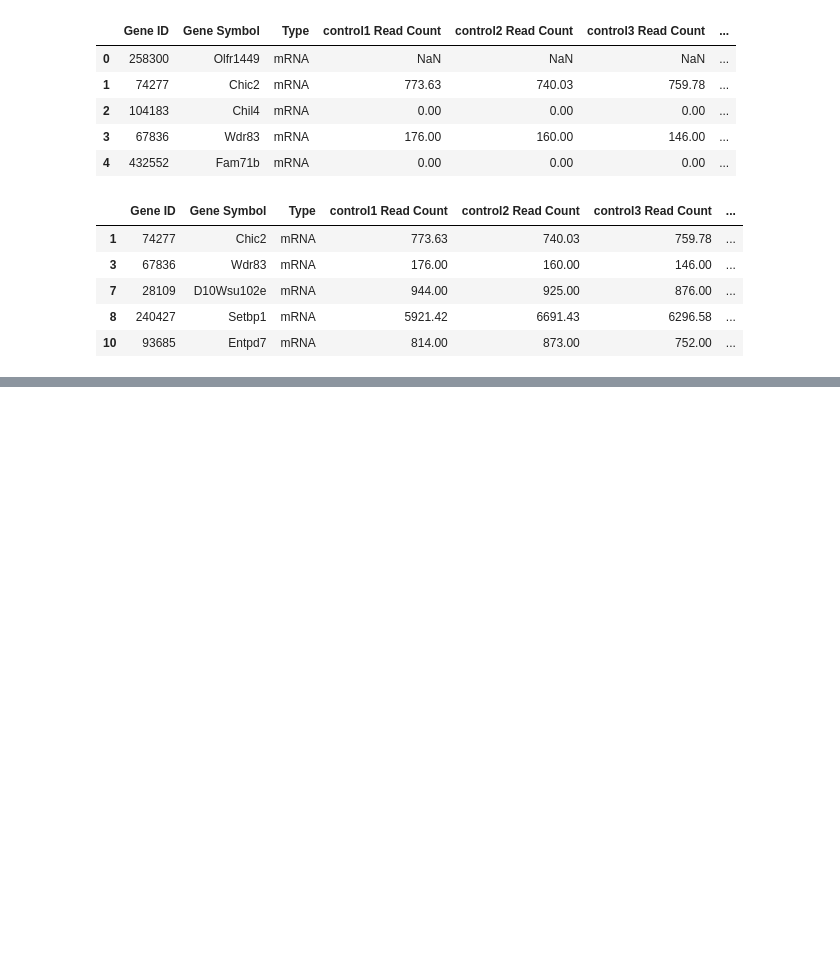
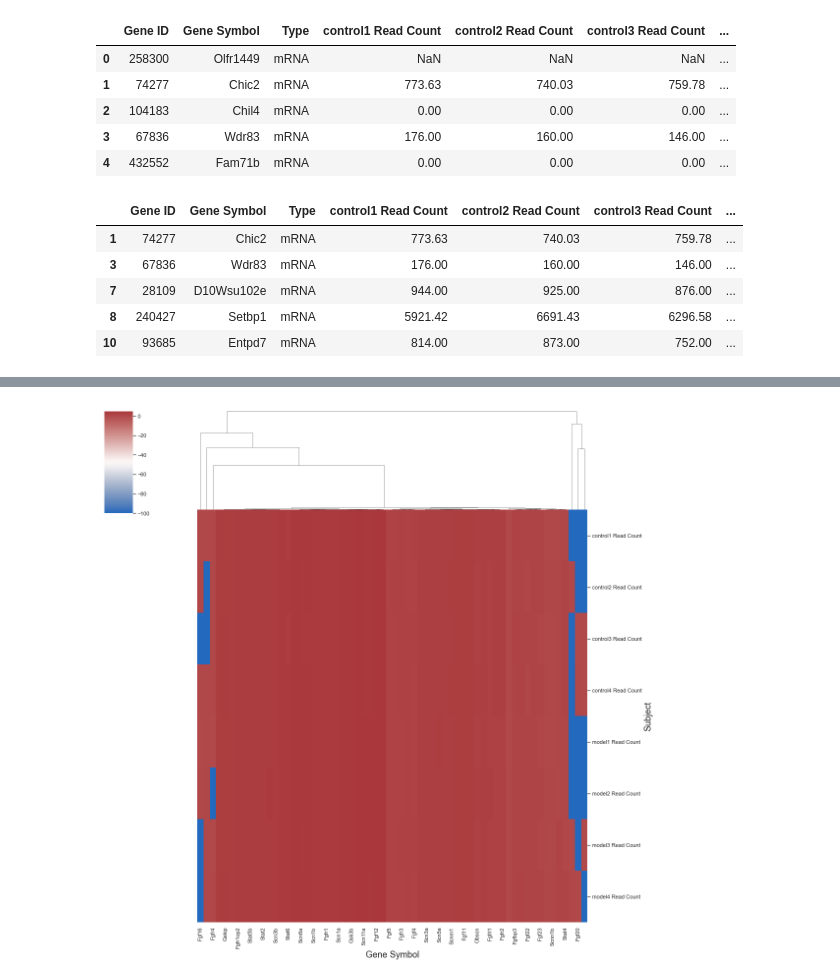
Before and after one commit to Ivan2nn/somatosensory-analysis, a Jupyter notebook: FirstAnalysis.ipynb, the cells around one changed output, grey strips where cells are left out. Saved outputs shown, nothing was run; the diff lists cells and outputs as text; code cells hidden in the pictures; blank space fills up the shorter version.

```diff
--- a/FirstAnalysis.ipynb
+++ b/FirstAnalysis.ipynb
@@ -220,0 +227,3 @@ posx and posy should be finite values
+# %%
+df_melt = df_filtered.iloc[:,:11].melt(id_vars=['Gene ID','Gene Symbol', 'Type'], var_name='Subject', value_name='Read Count')
+df_melt
@@ -220,0 +244,15 @@ posx and posy should be finite values
+# %%
+df_melt['Log Read Count'] = np.log10(df_melt['Read Count'].values + 1e-100)
+pivot_kws=[
+        'Subject',
+        'Gene Symbol',
+        'Log Read Count'
+]
+data_pivot = df_melt.pivot(*pivot_kws).sort_index()
+
+sns.clustermap(data=data_pivot,
+        row_cluster=False,
+        figsize=(16,16),cmap='vlag')
+plt.show()
+# %% [output]
+[figure, added]
```
Also changed, not shown: parts of 5 cells of this notebook.
